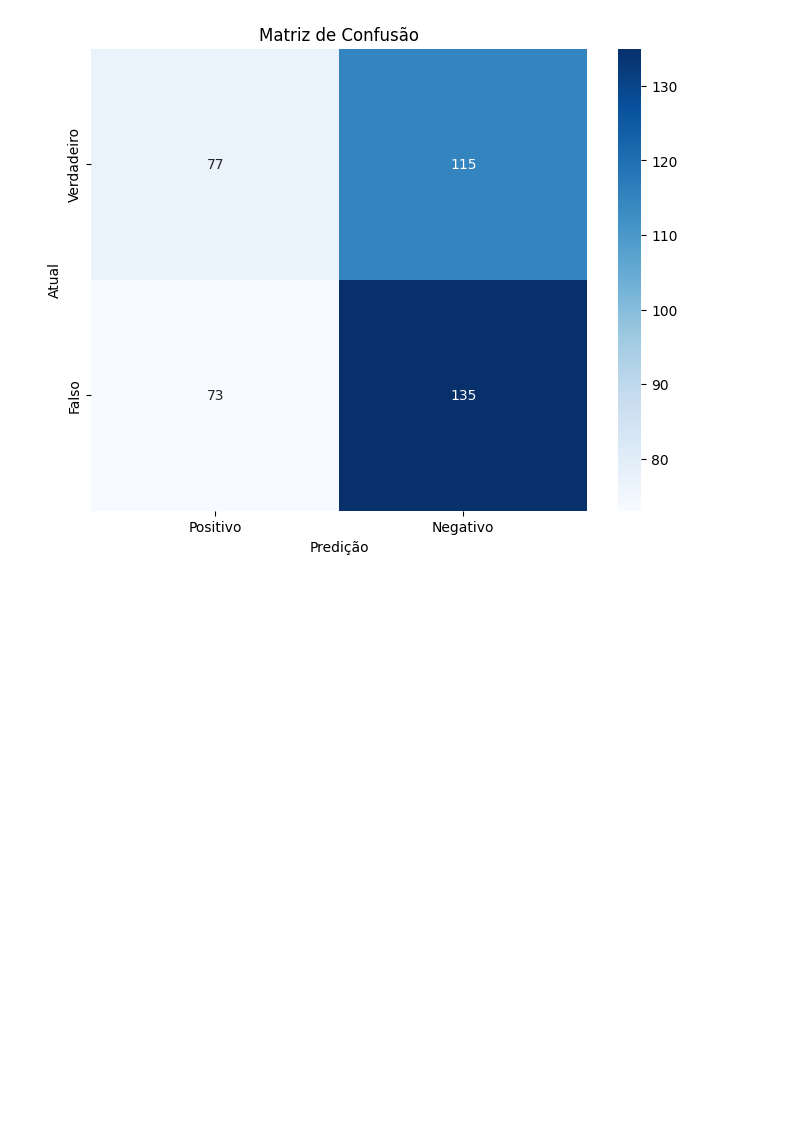
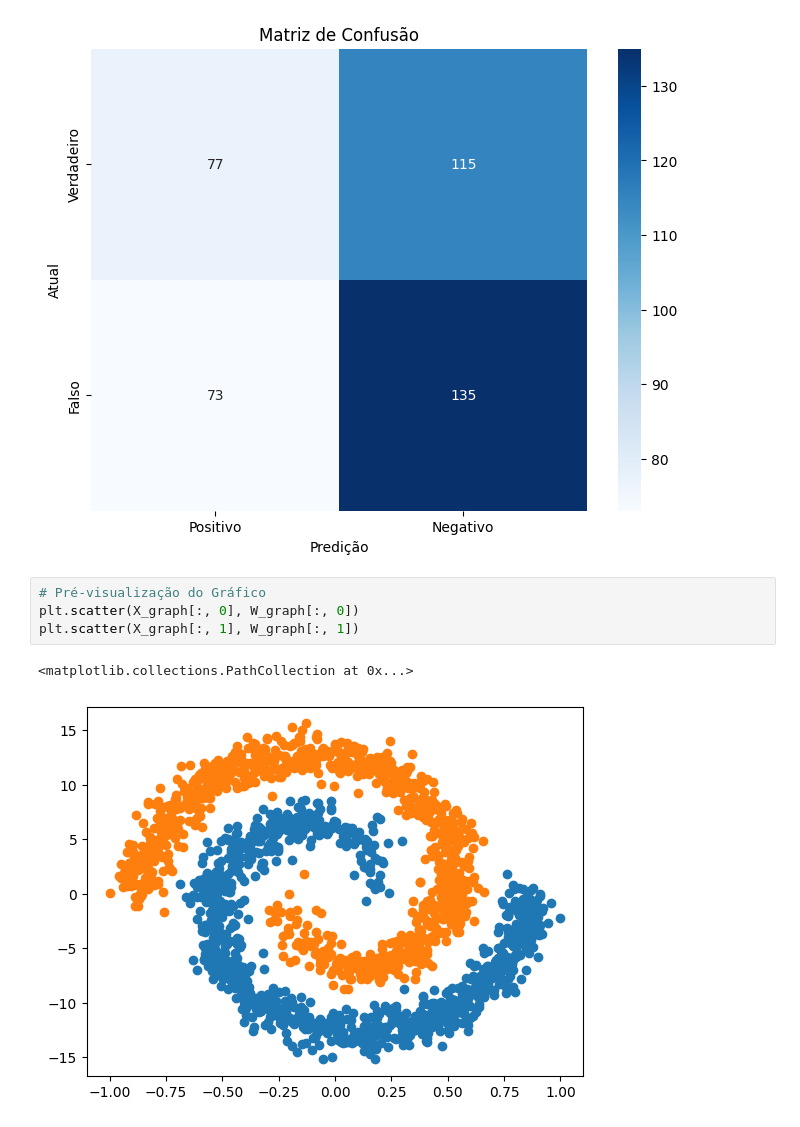
Before and after one commit to AlephLLTR/AV3_IAC, a Jupyter notebook: Q1/Q1_perceptron_simples.ipynb, the cells around one changed output. Cells and saved outputs as stored; diff of their text form; blank space fills up the shorter version.

```diff
--- a/Q1/Q1_perceptron_simples.ipynb
+++ b/Q1/Q1_perceptron_simples.ipynb
@@ -110,3 +110,10 @@ Acurácia: 0.53
 Sensibilidade: 0.40
 Especificidade: 0.65
 [figure]
+# %%
+# Pré-visualização do Gráfico
+plt.scatter(X_graph[:, 0], W_graph[:, 0])
+plt.scatter(X_graph[:, 1], W_graph[:, 1])
+# %% [output]
+<matplotlib.collections.PathCollection at 0x...>
+[figure, added]
```
Also changed, not shown: 1 other file.
